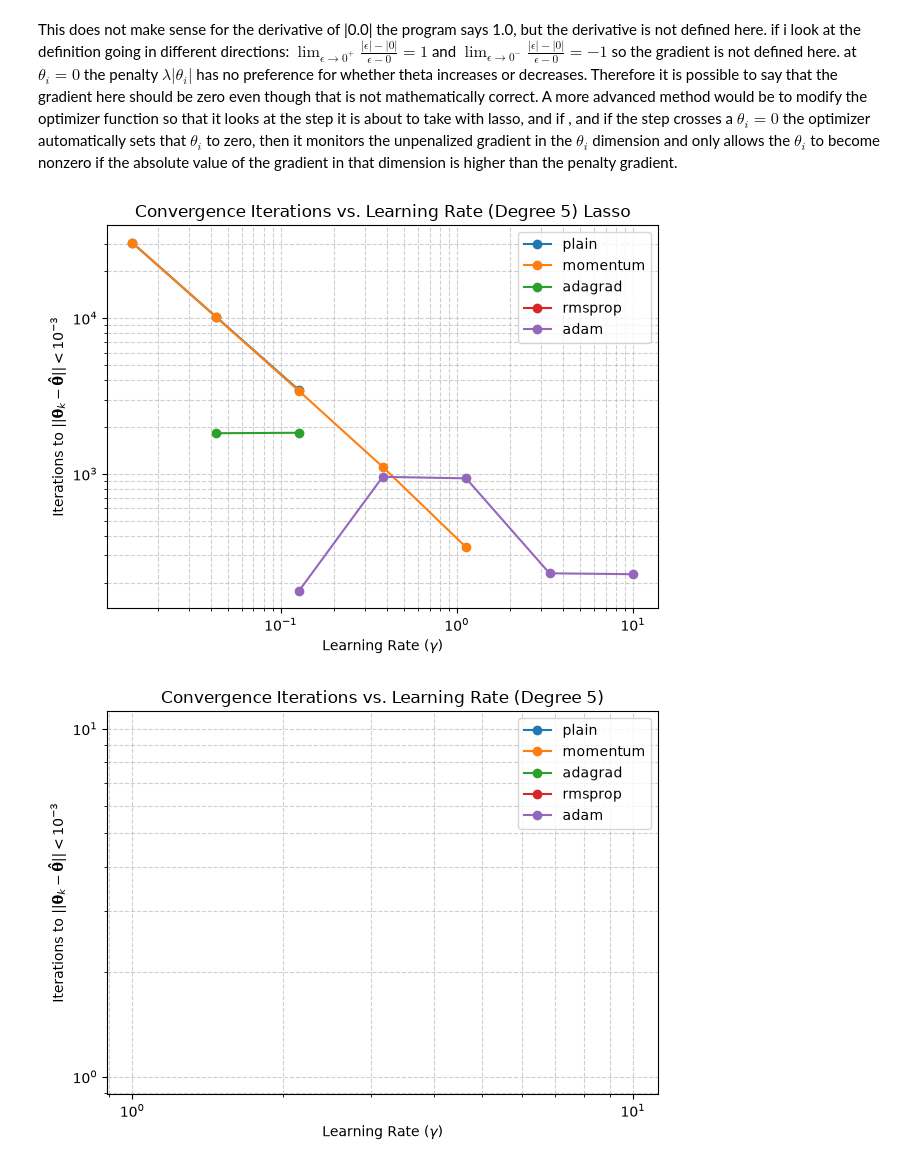
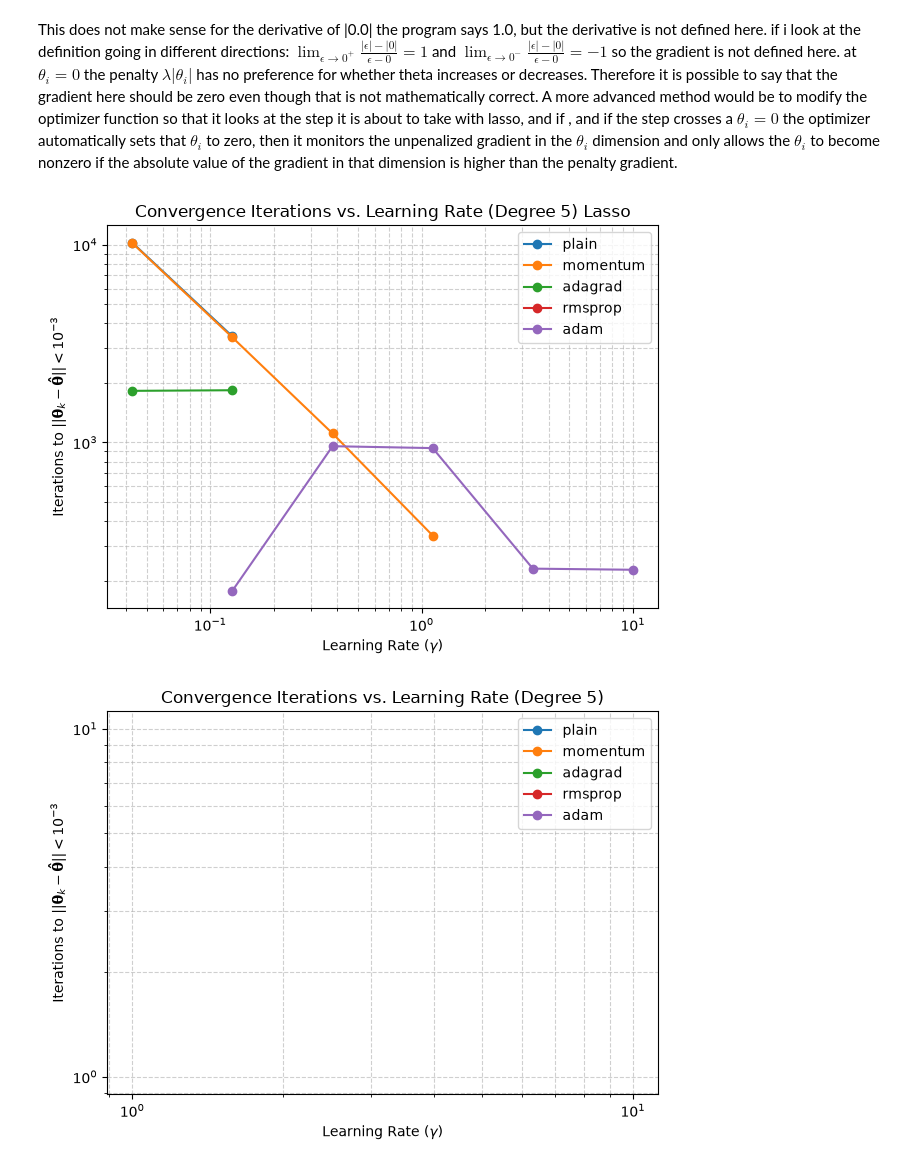
Before and after one commit to joska223/FYS-STK-4155-Prosjekt-1, a Jupyter notebook: prosjekt_1_real.ipynb, the cells around one changed output. Cells and saved outputs as stored; diff of their text form; code cells hidden in the pictures.

```diff
--- a/prosjekt_1_real.ipynb
+++ b/prosjekt_1_real.ipynb
@@ -1651,7 +1651,7 @@ theta_exact_5 = lasso_model.fit(X5,y5).coef_
 
 #Resten skrevet av Gemini, jeg modifiserte det for Lasso regression i stedet for OLS.
 grad_5_fn = lambda theta: gradient_lasso(theta, X5, y5, lam = lbd)
-max_iters = 50000
+max_iters = 20000
 target_tol = 0.001
 
 methods = ["plain", "momentum", "adagrad", "rmsprop", "adam"]
@@ -1661,34 +1661,34 @@ for method in methods:
     for i, gamma in enumerate(gammas):
         theta0 = np.zeros(X5.shape[1])
 
         # Run full optimization budget without stopping on gradient tolerance
         with np.errstate(over='ignore', invalid='ignore'):
             history, _ = optimise(grad_5_fn, theta0, method, gamma, num_iters=max_iters, tol=0)
 
         # Compute exact error distance ||theta_k - theta_hat|| for each iteration step
         distances = np.linalg.norm(history - theta_exact_5, axis=1)
 
         # Find first iteration step reaching the threshold
         converged_steps = np.where(distances < target_tol)[0]
 
         if len(converged_steps) > 0:
             iterations_to_target[i] = converged_steps[0]
         else:
             # Set to max_iters (or np.nan) to indicate non-convergence
             iterations_to_target[i] = np.nan
 
     plt.loglog(gammas, iterations_to_target, marker="o", label=method)
 
 #Plot the results
 plt.xlabel(r"Learning Rate ($\gamma$)")
 plt.ylabel(r"Iterations to $||\mathbf{\theta}_k - \mathbf{\hat{\theta}}|| < 10^{-3}$")
 plt.title("Convergence Iterations vs. Learning Rate (Degree 5) Lasso")
 plt.grid(True, which="both", linestyle="--", alpha=0.6)
 plt.legend()
 plt.tight_layout()
 plt.show()
 # %% [output]
-[figure, old version]
+[figure, new version]
 # %%
 #h
 #denne koden var kopiert fra oppgavesiden fra ukesoppgave 38
```
